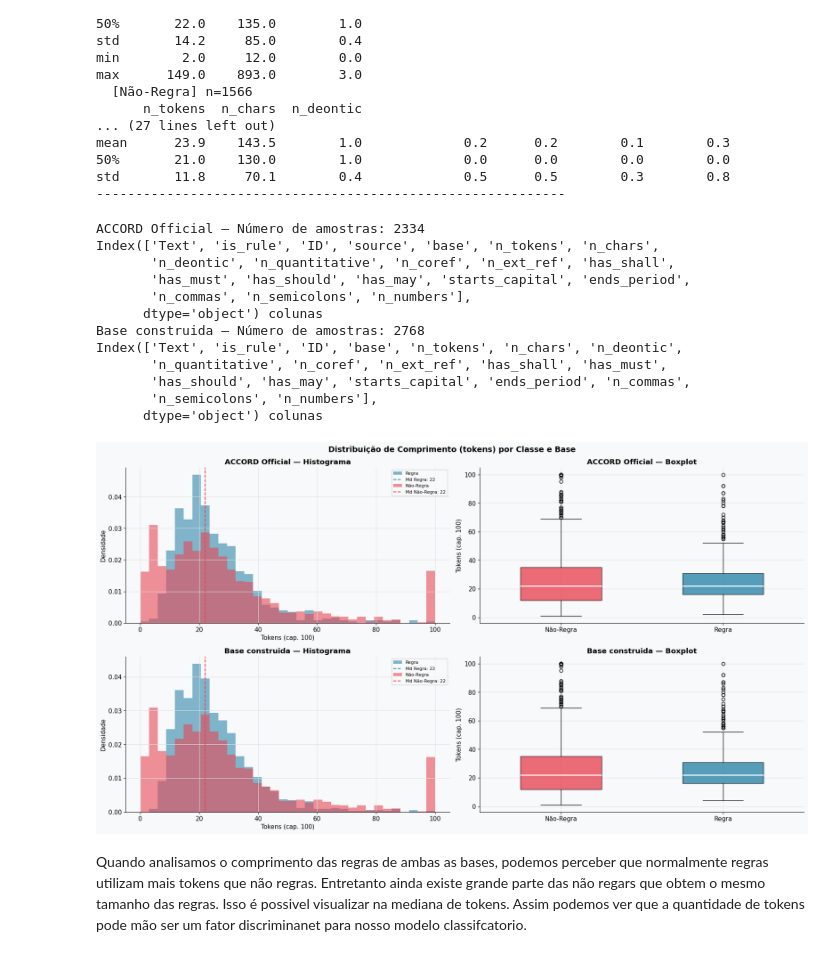
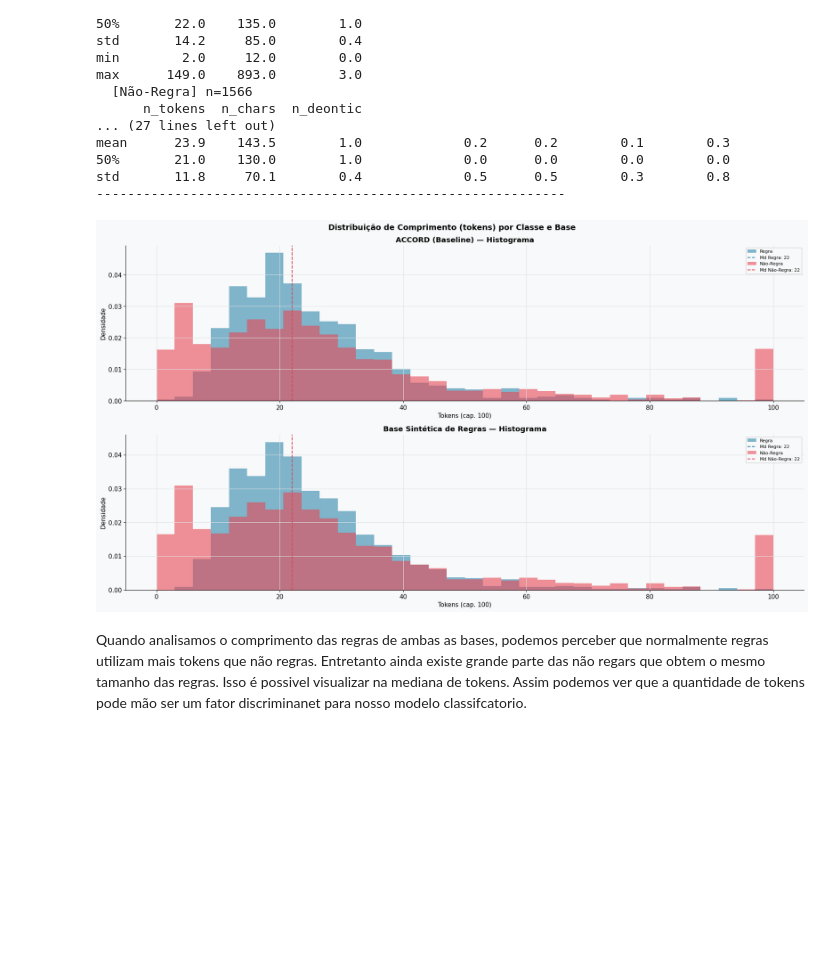
Before and after one commit to FerDelbo/rule-classification, a Jupyter notebook: src/etapa3_analise_exploratoria.ipynb, the cells around one changed output. Drawn from its saved outputs; the diff is of its cells as text; code cells hidden in the pictures; blank space fills up the shorter version.

Commit message:
<Fix> Analise exploratoria: Gerando imagens com melhores qualidades

```diff
--- a/src/etapa3_analise_exploratoria.ipynb
+++ b/src/etapa3_analise_exploratoria.ipynb
@@ -37,10 +37,10 @@ plt.rcParams.update({
     'axes.spines.right':False,
 })
 # %%
-PATH_ACCORD_OFFICIAL = '../data/accord_official_clean.csv'      # Base ACCORD tratada
-PATH_NOSSA_BASE      = '../data/classification_dataset_cleaned(2).csv'  # Base Construida
-PATH_ALL_CSV         = '../data/all.csv'                        # Baseline 862 sentenças
-OUTPUT_PARQUET       = '../data/dataset_tidy.parquet'           # Saída Parquet (Etapa 2)
+PATH_ACCORD_OFFICIAL = '../data/datasets/clean/accord_official_clean.csv'      # Base ACCORD tratada
+PATH_NOSSA_BASE      = '../data/datasets/clean/classification_dataset_cleaned(2).csv'  # Base Construida
+PATH_ALL_CSV         = '../data/datasets/all.csv'                        # Baseline 862 sentenças
+OUTPUT_PARQUET       = '../data/datasets/clean/dataset_tidy.parquet'           # Saída Parquet (Etapa 2)
 # %%
 df_all = pd.read_csv(PATH_ALL_CSV)
 print(f'BASE 1 — ALL (Baseline): {df_all.shape}')
@@ -521,65 +521,36 @@ mean      23.9    143.5        1.0             0.2      0.2        0.1        0.
 std       11.8     70.1        0.4             0.5      0.5        0.3        0.8
 ------------------------------------------------------------
 # %%
-fig, axes = plt.subplots(2, 2, figsize=(18, 10))
+fig, axes = plt.subplots(2, 1, figsize=(18, 10))
 fig.suptitle('Distribuição de Comprimento (tokens) por Classe e Base',
              fontsize=14, fontweight='bold')
 
 bases = [
-    (df_official, 'ACCORD Official'),
-    (df_ours,     'Base construida'),
+    (df_official, 'ACCORD (Baseline)'),
+    (df_ours,     'Base Sintética de Regras'),
 ]
 
 for row, (df_b, bname) in enumerate(bases):
     feats = df_b['Text'].apply(extract_features).apply(pd.Series)
     df_b2 = pd.concat([df_b.reset_index(drop=True), feats], axis=1)
 
     # Histograma
-    ax = axes[row][0]
+    ax = axes[row]
     bins = np.linspace(0, 100, 35)
     for label, color, lname in [(1,C_RULE,'Regra'),(0,C_NORULE,'Não-Regra')]:
         sub = df_b2[df_b2['is_rule']==label]['n_tokens'].clip(upper=100)
         ax.hist(sub, bins=bins, alpha=0.6, color=color, label=lname, density=True)
         ax.axvline(sub.median(), color=color, linestyle='--', linewidth=1.5,
                    label=f'Md {lname}: {sub.median():.0f}')
     ax.set_title(f'{bname} — Histograma', fontweight='bold')
     ax.set_xlabel('Tokens (cap. 100)')
     ax.set_ylabel('Densidade')
     ax.legend(fontsize=8)
-
-    # Boxplot
-    ax2 = axes[row][1]
-    data = [df_b2[df_b2['is_rule']==0]['n_tokens'].clip(upper=100),
-            df_b2[df_b2['is_rule']==1]['n_tokens'].clip(upper=100)]
-    bp = ax2.boxplot(data, patch_artist=True, widths=0.5,
-                     medianprops=dict(color='white', linewidth=2))
-    for patch, color in zip(bp['boxes'], [C_NORULE, C_RULE]):
-        patch.set_facecolor(color)
-        patch.set_alpha(0.8)
-    ax2.set_xticklabels(['Não-Regra','Regra'])
-    ax2.set_title(f'{bname} — Boxplot', fontweight='bold')
-    ax2.set_ylabel('Tokens (cap. 100)')
-
-    print(f'{bname} — Número de amostras: {len(df_b2)}')
-    print(f'{df_b2.columns} colunas')
-    df_b2.to_csv(f'../data/{bname.lower().replace(" ","_")}_features.csv', index=False)
 plt.tight_layout()
-# plt.savefig('../figures/fig2_comprimento_univariado.png', dpi=150, bbox_inches='tight')
+plt.savefig('../figures/fig2_comprimento_univariado.png', dpi=150, bbox_inches='tight')
 plt.show()
 # %% [output]
-ACCORD Official — Número de amostras: 2334
-Index(['Text', 'is_rule', 'ID', 'source', 'base', 'n_tokens', 'n_chars',
-       'n_deontic', 'n_quantitative', 'n_coref', 'n_ext_ref', 'has_shall',
-       'has_must', 'has_should', 'has_may', 'starts_capital', 'ends_period',
-       'n_commas', 'n_semicolons', 'n_numbers'],
-      dtype='object') colunas
-Base construida — Número de amostras: 2768
-Index(['Text', 'is_rule', 'ID', 'base', 'n_tokens', 'n_chars', 'n_deontic',
-       'n_quantitative', 'n_coref', 'n_ext_ref', 'has_shall', 'has_must',
-       'has_should', 'has_may', 'starts_capital', 'ends_period', 'n_commas',
-       'n_semicolons', 'n_numbers'],
-      dtype='object') colunas
-[figure, old version]
+[figure, new version]
 # %% [markdown]
 Quando analisamos o comprimento das regras de ambas as bases, podemos perceber que normalmente regras utilizam mais tokens que não regras.
 Entretanto ainda existe grande parte das não regars que obtem o mesmo tamanho das regras. Isso é possivel visualizar na mediana de tokens.
```
Also changed, not shown: parts of 2 cells of this notebook, 5 other files.
